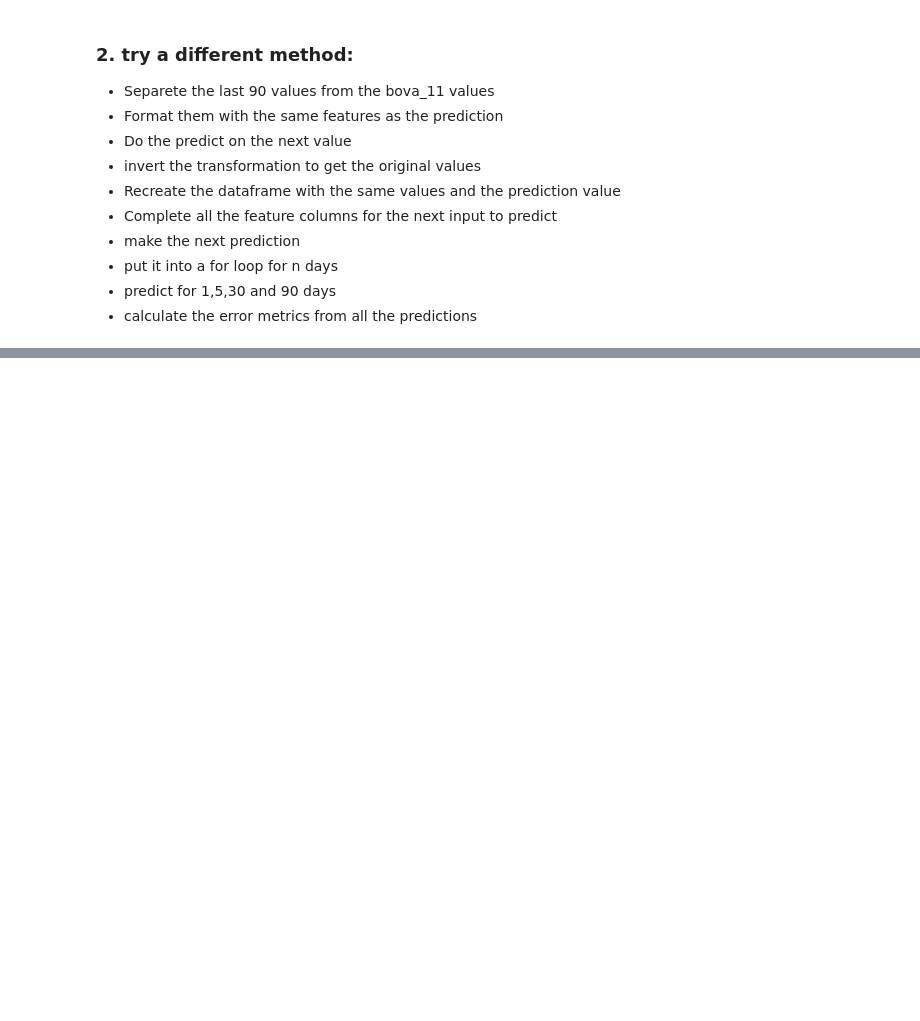
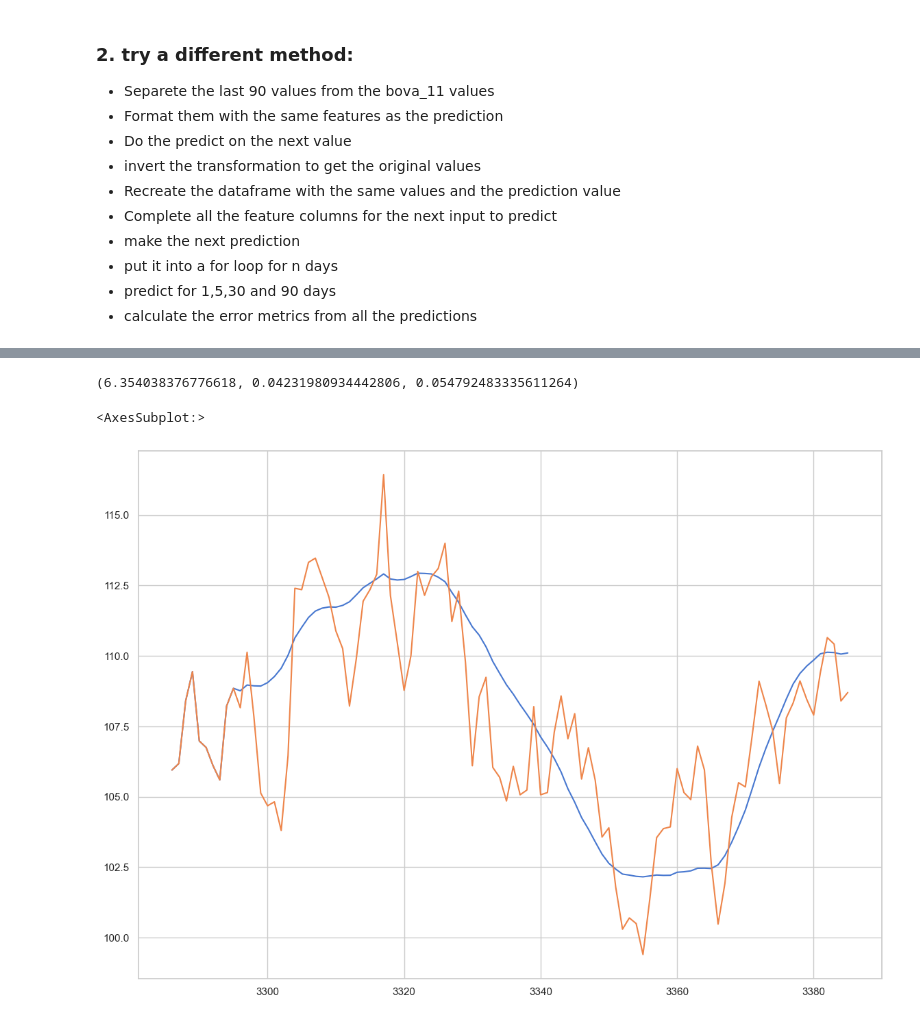
Before and after one commit to chermont04/Stock-Market-Index-Prediction, a Jupyter notebook: model/lstm/movel_v5_making_predictions.ipynb, the cells around one changed output, grey strips where cells are left out. Cells and saved outputs as stored; diff of their text form; code cells hidden in the pictures; blank space fills up the shorter version.

```diff
--- a/model/lstm/movel_v5_making_predictions.ipynb
+++ b/model/lstm/movel_v5_making_predictions.ipynb
@@ -410,14 +407,18 @@ def predict(df, days):
                 x_test = x_test[-days:]
 
             y_pred = model.predict(x_test) # make the prediction on the day to replace
-
+            #print(y_pred)
+            #print(df_scaled[-days][3])
             df_scaled[-days][3] = y_pred[0]
 
             predict_value = scaler.inverse_transform(df_scaled)[-days][3]
-
+            #print(predict_value)
             df_.loc[(len(df_) - days) : (len(df_) - days), 'close'] = predict_value
+            #print(df_.loc[(len(df_) - days) : (len(df_) - days)].close)
 
             df_ = feature_calc(df_)
+            #print(days)
+            days = days -1
 
     return df_
 # %%
@@ -513,0 +454,2 @@ bova11.loc[len(bova11)-102:len(bova11)-98]
+# %%
+pred_90 = predict(bova11, 90)
@@ -513,0 +569,10 @@ bova11.loc[len(bova11)-102:len(bova11)-98]
+# %%
+MAPE(y_pred_90, y_test_90), MAE(y_pred_90, y_test_90), RMSE(y_pred_90, y_test_90)
+# %% [output]
+(6.354038376776618, 0.04231980934442806, 0.054792483335611264)
+# %%
+pred_90.close[-100:].plot()
+bova11.close[-100:].plot()
+# %% [output]
+<AxesSubplot:>
+[figure, added]
```
Also changed, not shown: parts of 39 cells of this notebook, 7 other files.
